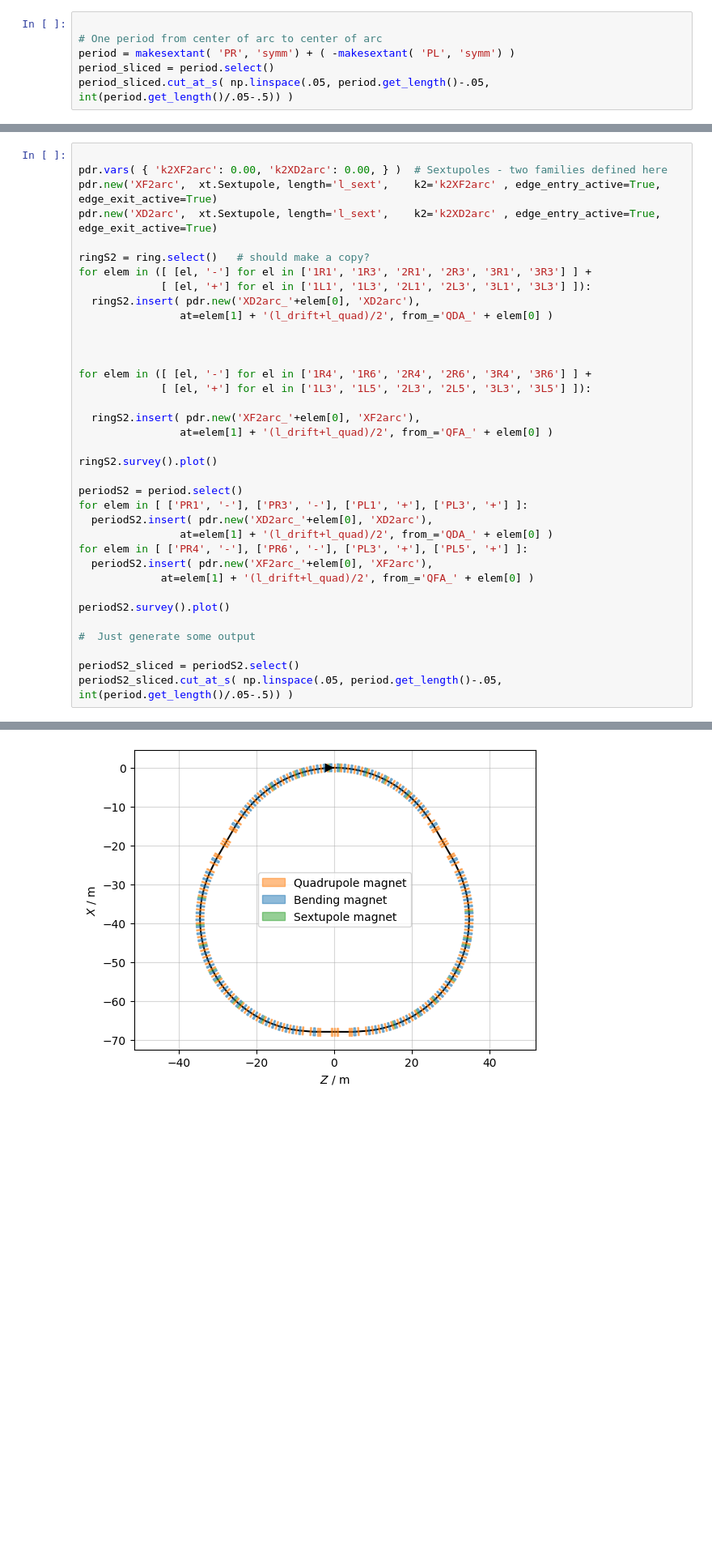
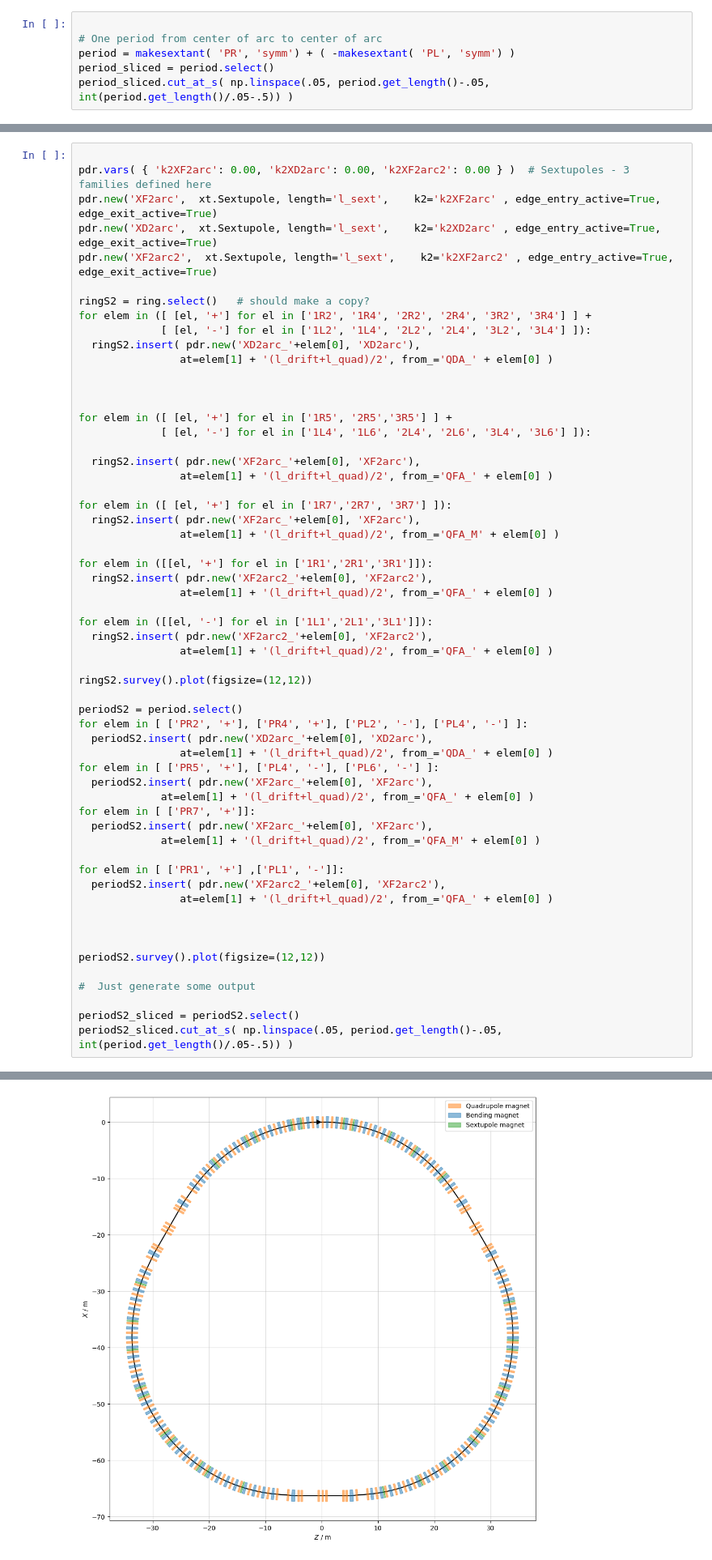
Before and after one commit to Maddie-jpg/polarizer-ring-studies, a Jupyter notebook: Essentials/design_5/lattice_building_5.ipynb, the cells around one changed output, grey strips where cells are left out. Shown at 81% size. Cells and saved outputs as stored; diff of their text form; blank space fills up the shorter version.

```diff
--- a/Essentials/design_5/lattice_building_5.ipynb
+++ b/Essentials/design_5/lattice_building_5.ipynb
@@ -264,40 +306,62 @@ Optimize - end penalty:  7.56924e-10
 # %%
 
-pdr.vars( { 'k2XF2arc': 0.00, 'k2XD2arc': 0.00, } )  # Sextupoles - two families defined here
+pdr.vars( { 'k2XF2arc': 0.00, 'k2XD2arc': 0.00, 'k2XF2arc2': 0.00 } )  # Sextupoles - 3 families defined here
 pdr.new('XF2arc',  xt.Sextupole, length='l_sext',    k2='k2XF2arc' , edge_entry_active=True, edge_exit_active=True)
 pdr.new('XD2arc',  xt.Sextupole, length='l_sext',    k2='k2XD2arc' , edge_entry_active=True, edge_exit_active=True)
+pdr.new('XF2arc2',  xt.Sextupole, length='l_sext',    k2='k2XF2arc2' , edge_entry_active=True, edge_exit_active=True)
 
 ringS2 = ring.select()   # should make a copy?
-for elem in ([ [el, '-'] for el in ['1R1', '1R3', '2R1', '2R3', '3R1', '3R3'] ] +
-             [ [el, '+'] for el in ['1L1', '1L3', '2L1', '2L3', '3L1', '3L3'] ]):
+for elem in ([ [el, '+'] for el in ['1R2', '1R4', '2R2', '2R4', '3R2', '3R4'] ] +
+             [ [el, '-'] for el in ['1L2', '1L4', '2L2', '2L4', '3L2', '3L4'] ]):
   ringS2.insert( pdr.new('XD2arc_'+elem[0], 'XD2arc'),
                 at=elem[1] + '(l_drift+l_quad)/2', from_='QDA_' + elem[0] )
 
 
 
-for elem in ([ [el, '-'] for el in ['1R4', '1R6', '2R4', '2R6', '3R4', '3R6'] ] +
-             [ [el, '+'] for el in ['1L3', '1L5', '2L3', '2L5', '3L3', '3L5'] ]):
+for elem in ([ [el, '+'] for el in ['1R5', '2R5','3R5'] ] +
+             [ [el, '-'] for el in ['1L4', '1L6', '2L4', '2L6', '3L4', '3L6'] ]):
 
   ringS2.insert( pdr.new('XF2arc_'+elem[0], 'XF2arc'),
                 at=elem[1] + '(l_drift+l_quad)/2', from_='QFA_' + elem[0] )
 
-ringS2.survey().plot()
+for elem in ([ [el, '+'] for el in ['1R7','2R7', '3R7'] ]):
+  ringS2.insert( pdr.new('XF2arc_'+elem[0], 'XF2arc'),
+                at=elem[1] + '(l_drift+l_quad)/2', from_='QFA_M' + elem[0] )
+
+for elem in ([[el, '+'] for el in ['1R1','2R1','3R1']]):
+  ringS2.insert( pdr.new('XF2arc2_'+elem[0], 'XF2arc2'),
+                at=elem[1] + '(l_drift+l_quad)/2', from_='QFA_' + elem[0] )
+
+for elem in ([[el, '-'] for el in ['1L1','2L1','3L1']]):
+  ringS2.insert( pdr.new('XF2arc2_'+elem[0], 'XF2arc2'),
+                at=elem[1] + '(l_drift+l_quad)/2', from_='QFA_' + elem[0] )
+
+ringS2.survey().plot(figsize=(12,12))
 
 periodS2 = period.select()
-for elem in [ ['PR1', '-'], ['PR3', '-'], ['PL1', '+'], ['PL3', '+'] ]:
+for elem in [ ['PR2', '+'], ['PR4', '+'], ['PL2', '-'], ['PL4', '-'] ]:
   periodS2.insert( pdr.new('XD2arc_'+elem[0], 'XD2arc'),
                 at=elem[1] + '(l_drift+l_quad)/2', from_='QDA_' + elem[0] )
-for elem in [ ['PR4', '-'], ['PR6', '-'], ['PL3', '+'], ['PL5', '+'] ]:
+for elem in [ ['PR5', '+'], ['PL4', '-'], ['PL6', '-'] ]:
   periodS2.insert( pdr.new('XF2arc_'+elem[0], 'XF2arc'),
              at=elem[1] + '(l_drift+l_quad)/2', from_='QFA_' + elem[0] )
+for elem in [ ['PR7', '+']]:
+  periodS2.insert( pdr.new('XF2arc_'+elem[0], 'XF2arc'),
+             at=elem[1] + '(l_drift+l_quad)/2', from_='QFA_M' + elem[0] )
 
-periodS2.survey().plot()
+for elem in [ ['PR1', '+'] ,['PL1', '-']]:
+  periodS2.insert( pdr.new('XF2arc2_'+elem[0], 'XF2arc2'),
+                at=elem[1] + '(l_drift+l_quad)/2', from_='QFA_' + elem[0] )
+
+
+
+periodS2.survey().plot(figsize=(12,12))
 
 #  Just generate some output
 
 periodS2_sliced = periodS2.select()
 periodS2_sliced.cut_at_s( np.linspace(.05, period.get_length()-.05, int(period.get_length()/.05-.5)) )
 # %% [output]
 Ignoring fixed x limits to fulfill fixed data aspect with adjustable data limits.
 Ignoring fixed x limits to fulfill fixed data aspect with adjustable data limits.
-[figure, old version]
+[figure, new version]
```
Also changed, not shown: parts of 7 cells of this notebook, 18 other files.
